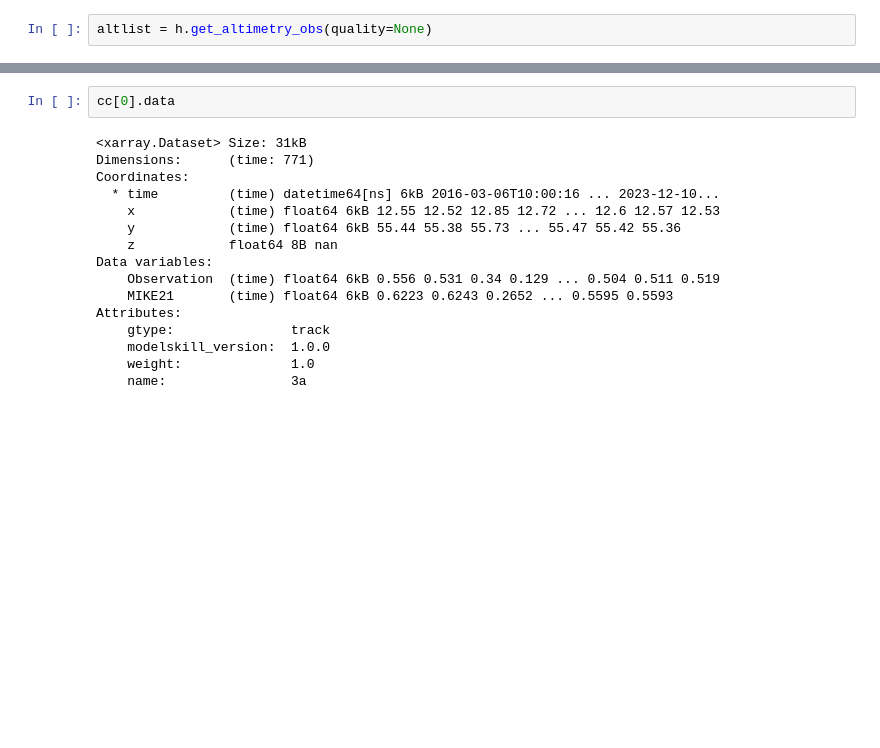
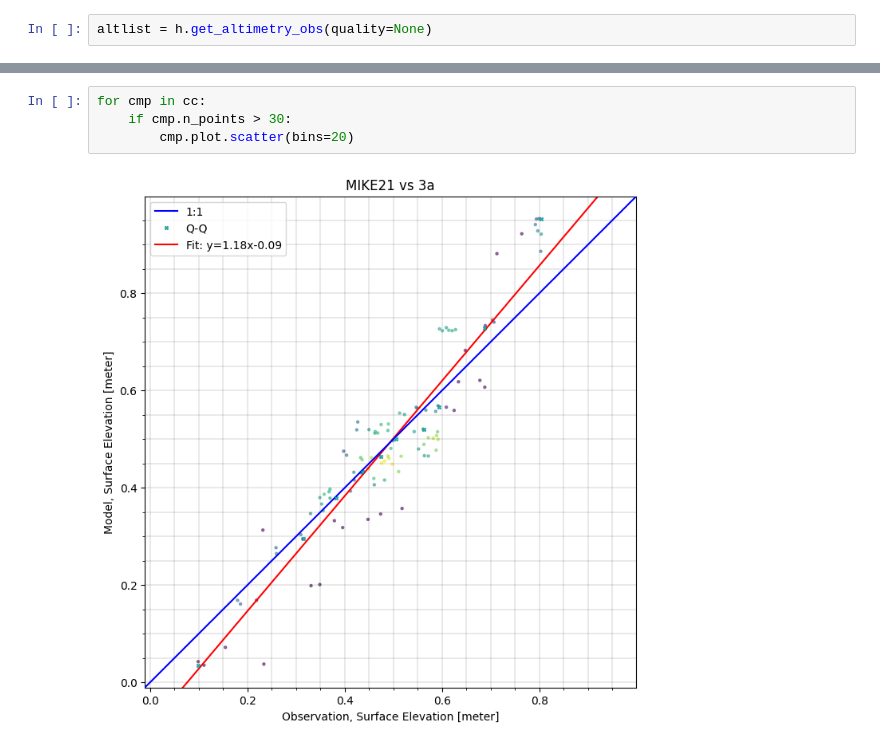
Before and after one commit to DHI/WaterBench-MIKE21HD-Oresund, a Jupyter notebook: code/model_validation_altimetry.ipynb, the cells around one changed output, grey strips where cells are left out. Drawn from its saved outputs; the diff is of its cells as text; blank space fills up the shorter version.

```diff
--- a/code/model_validation_altimetry.ipynb
+++ b/code/model_validation_altimetry.ipynb
@@ -56,18 +51,6 @@ ValueError: could not safely cast array from int64 to int32. While it is not alw
-# %%
-cc[0].data
-# %% [output]
-<xarray.Dataset> Size: 31kB
-Dimensions:      (time: 771)
-Coordinates:
-  * time         (time) datetime64[ns] 6kB 2016-03-06T10:00:16 ... 2023-12-10...
-    x            (time) float64 6kB 12.55 12.52 12.85 12.72 ... 12.6 12.57 12.53
-    y            (time) float64 6kB 55.44 55.38 55.73 ... 55.47 55.42 55.36
-    z            float64 8B nan
-Data variables:
-    Observation  (time) float64 6kB 0.556 0.531 0.34 0.129 ... 0.504 0.511 0.519
-    MIKE21       (time) float64 6kB 0.6223 0.6243 0.2652 ... 0.5595 0.5593
-Attributes:
-    gtype:               track
-    modelskill_version:  1.0.0
-    weight:              1.0
-    name:                3a
+# %%
+for cmp in cc:
+    if cmp.n_points > 30:
+        cmp.plot.scatter(bins=20)
+# %% [output]
+[figure, added]
```
Also changed, not shown: parts of 10 cells of this notebook.
